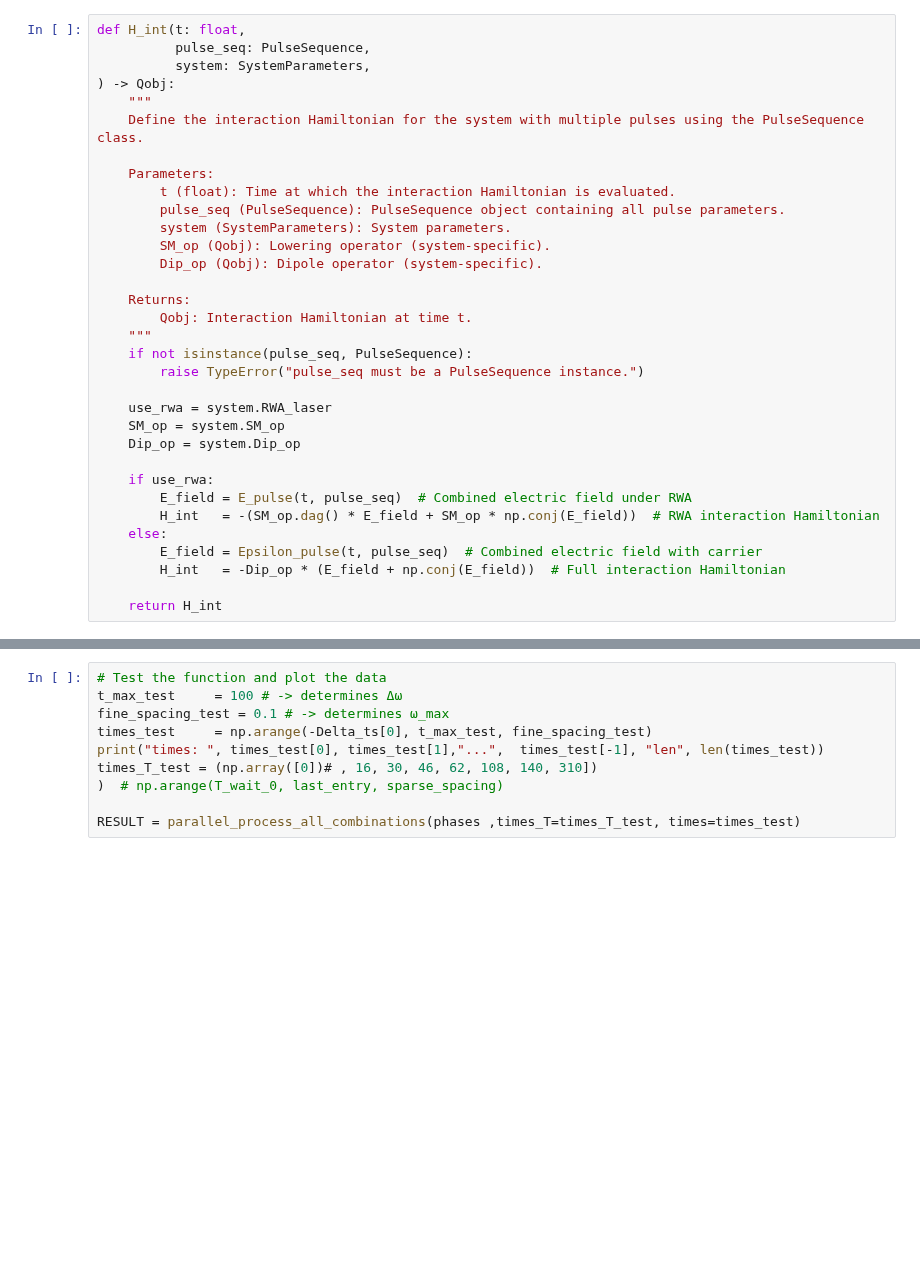
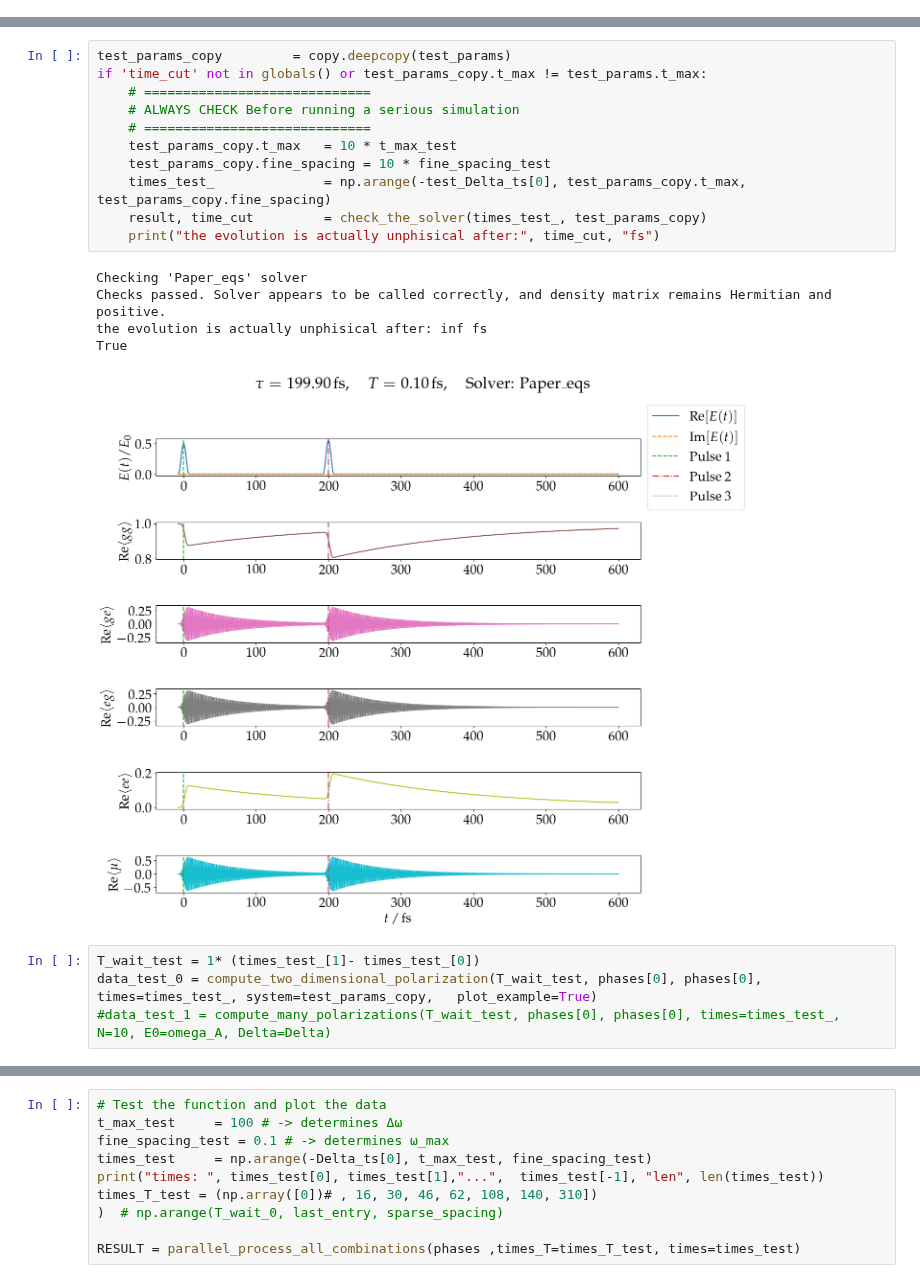
Before and after one commit to LBPhysics/2025_master_thesis_leopold_bodamer, a Jupyter notebook: code/python/replicate_paper_eqs_I.ipynb, the cells around one changed output, grey strips where cells are left out. Saved outputs shown, nothing was run; the diff lists cells and outputs as text; blank space fills up the shorter version.

```diff
--- a/code/python/replicate_paper_eqs_I.ipynb
+++ b/code/python/replicate_paper_eqs_I.ipynb
@@ -586,35 +124,2 @@ pulse_seq = PulseSequence([
-# %%
-def H_int(t: float,
-          pulse_seq: PulseSequence,
-          system: SystemParameters,
-) -> Qobj:
-    """
-    Define the interaction Hamiltonian for the system with multiple pulses using the PulseSequence class.
-
-    Parameters:
-        t (float): Time at which the interaction Hamiltonian is evaluated.
-        pulse_seq (PulseSequence): PulseSequence object containing all pulse parameters.
-        system (SystemParameters): System parameters.
-        SM_op (Qobj): Lowering operator (system-specific).
-        Dip_op (Qobj): Dipole operator (system-specific).
-
-    Returns:
-        Qobj: Interaction Hamiltonian at time t.
-    """
-    if not isinstance(pulse_seq, PulseSequence):
-        raise TypeError("pulse_seq must be a PulseSequence instance.")
-
-    use_rwa = system.RWA_laser
-    SM_op = system.SM_op
-    Dip_op = system.Dip_op
-
-    if use_rwa:
-        E_field = E_pulse(t, pulse_seq)  # Combined electric field under RWA
-        H_int   = -(SM_op.dag() * E_field + SM_op * np.conj(E_field))  # RWA interaction Hamiltonian
-    else:
-        E_field = Epsilon_pulse(t, pulse_seq)  # Combined electric field with carrier
-        H_int   = -Dip_op * (E_field + np.conj(E_field))  # Full interaction Hamiltonian
-
-    return H_int
 # %%
 # ##########################
@@ -1683,3 +858,24 @@ the evolution is actually unphisical after: inf fs
+# %%
+test_params_copy         = copy.deepcopy(test_params)
+if 'time_cut' not in globals() or test_params_copy.t_max != test_params.t_max:
+    # =============================
+    # ALWAYS CHECK Before running a serious simulation
+    # =============================
+    test_params_copy.t_max   = 10 * t_max_test
+    test_params_copy.fine_spacing = 10 * fine_spacing_test
+    times_test_              = np.arange(-test_Delta_ts[0], test_params_copy.t_max, test_params_copy.fine_spacing)
+    result, time_cut         = check_the_solver(times_test_, test_params_copy)
+    print("the evolution is actually unphisical after:", time_cut, "fs")
+# %% [output]
+Checking 'Paper_eqs' solver
+Checks passed. Solver appears to be called correctly, and density matrix remains Hermitian and positive.
+the evolution is actually unphisical after: inf fs
+True
+[figure, added]
+# %%
+T_wait_test = 1* (times_test_[1]- times_test_[0])
+data_test_0 = compute_two_dimensional_polarization(T_wait_test, phases[0], phases[0], times=times_test_, system=test_params_copy,   plot_example=True)
+#data_test_1 = compute_many_polarizations(T_wait_test, phases[0], phases[0], times=times_test_, N=10, E0=omega_A, Delta=Delta)
 # %%
 plot_args_freq = dict(                   # (**changeable**)
     space="freq",
```
Also changed, not shown: parts of 12 cells of this notebook, 6 other files.
